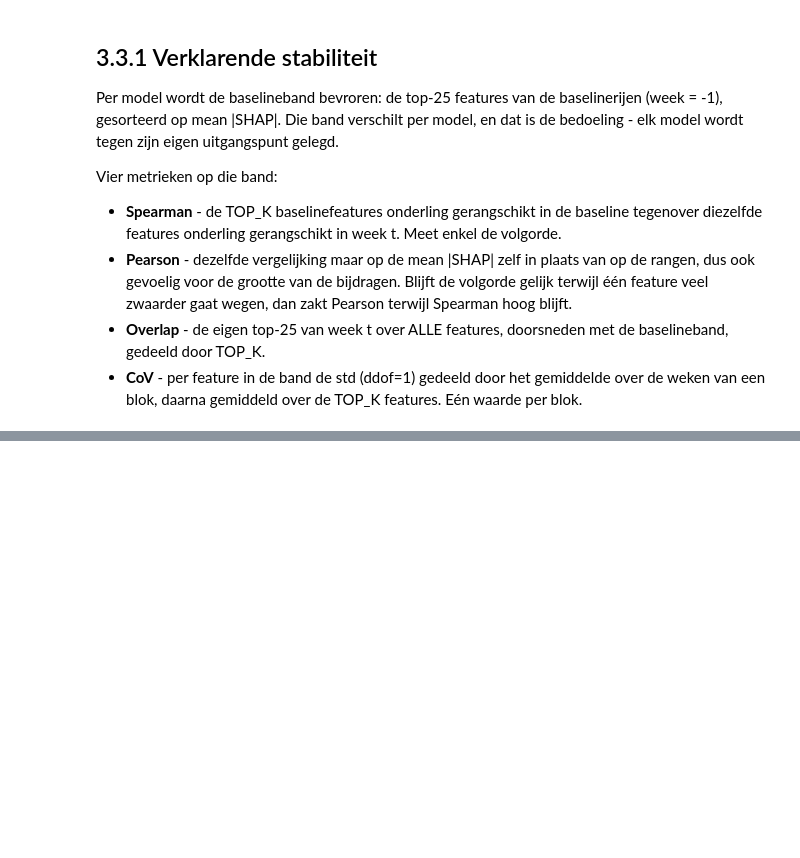
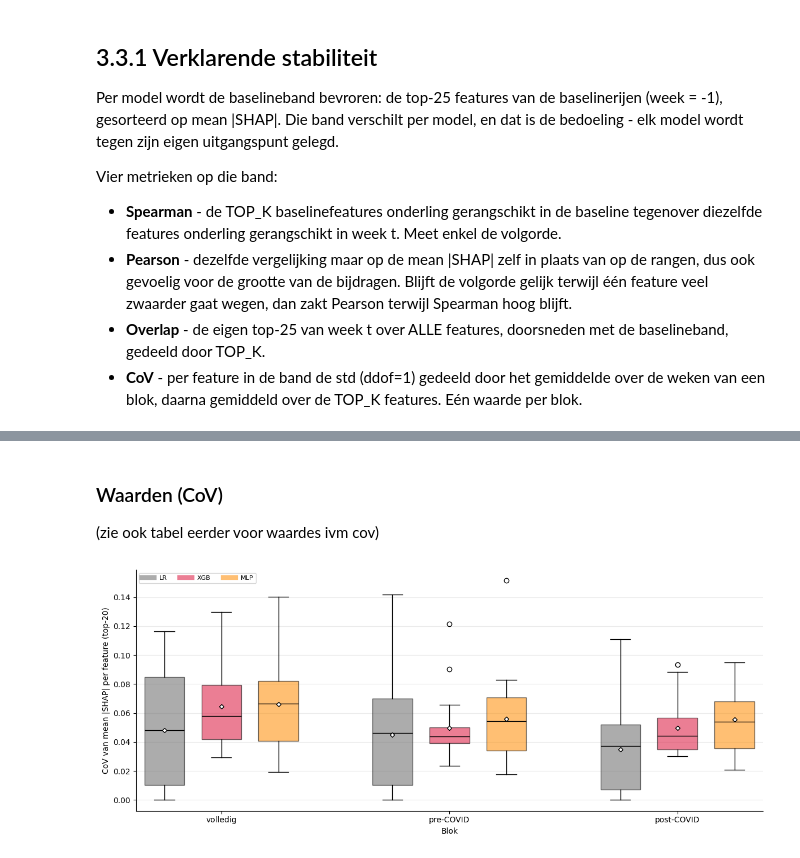
Before and after one commit to Jeanpierre69/casestudy-datamining, a Jupyter notebook: r2_explainable_stab.ipynb, the cells around one changed output, grey strips where cells are left out. Cells and saved outputs as stored; diff of their text form; code cells hidden in the pictures; blank space fills up the shorter version.

```diff
--- a/r2_explainable_stab.ipynb
+++ b/r2_explainable_stab.ipynb
@@ -533,0 +769,50 @@ for model_name in MODELS:
+# %% [markdown]
+### Waarden (CoV)
+
+(zie ook tabel eerder voor waardes ivm cov)
+# %%
+# F7 - Verdeling van de CoV-waarden per feature in de baselineband, per model en per blok.
+# De cov_mean uit de samenvattingstabel is het gemiddelde van elke box.
+fig, ax = plt.subplots(figsize=(12, 5))
+
+box_data = []
+box_positions = []
+box_colors = []
+tick_positions = []
+
+for block_index, block_name in enumerate(BLOCKS):
+    group_start = block_index * (len(MODELS) + 1)
+    for model_index, model_name in enumerate(MODELS):
+        box_data.append(cov_per_feature[(model_name, block_name)])
+        box_positions.append(group_start + model_index)
+        box_colors.append(COLORS[model_name])
+    tick_positions.append(group_start + (len(MODELS) - 1) / 2)
+
+boxes = ax.boxplot(
+    box_data, positions=box_positions, widths=0.7, patch_artist=True,
+    showmeans=True,
+    meanprops=dict(marker="D", markerfacecolor="white",
+                   markeredgecolor="black", markersize=4),
+)
+for patch, color in zip(boxes["boxes"], box_colors):
+    patch.set_facecolor(color)
+    patch.set_alpha(0.55)
+for median in boxes["medians"]:
+    median.set_color("black")
+
+ax.set_xticks(tick_positions)
+ax.set_xticklabels(list(BLOCKS))
+ax.set_xlabel("Blok")
+ax.set_ylabel(f"CoV van mean |SHAP| per feature (top-{TOP_K})")
+
+legend_handles = [plt.Line2D([], [], color=COLORS[m], linewidth=6, alpha=0.55, label=m)
+                  for m in MODELS]
+ax.legend(handles=legend_handles, loc="upper left", fontsize=8, ncol=3)
+ax.grid(axis="y", alpha=0.25)
+ax.set_axisbelow(True)
+ax.spines[["top", "right"]].set_visible(False)
+
+fig.tight_layout()
+plt.show()
+# %% [output]
+[figure, added]
```
Also changed, not shown: parts of 28 cells of this notebook.
